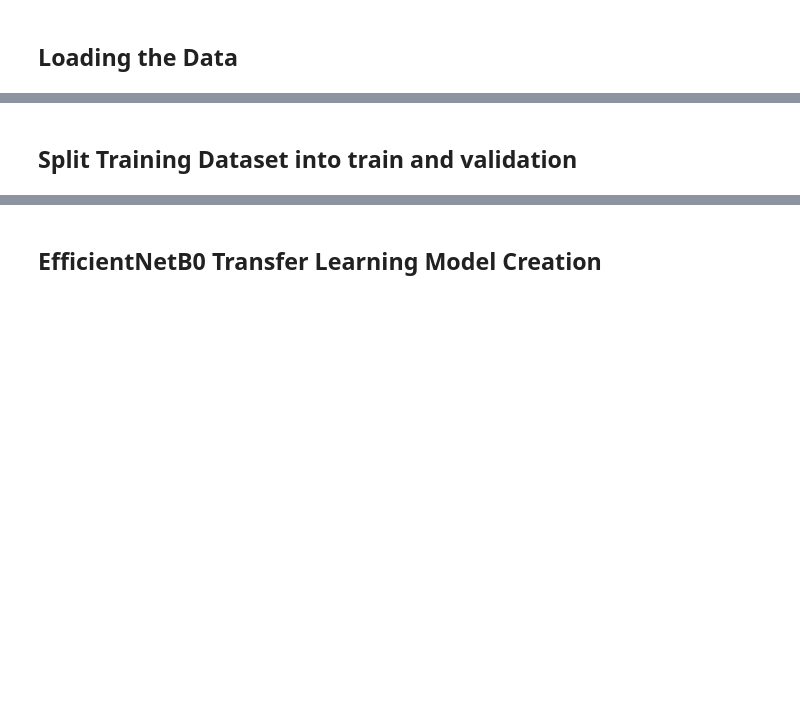
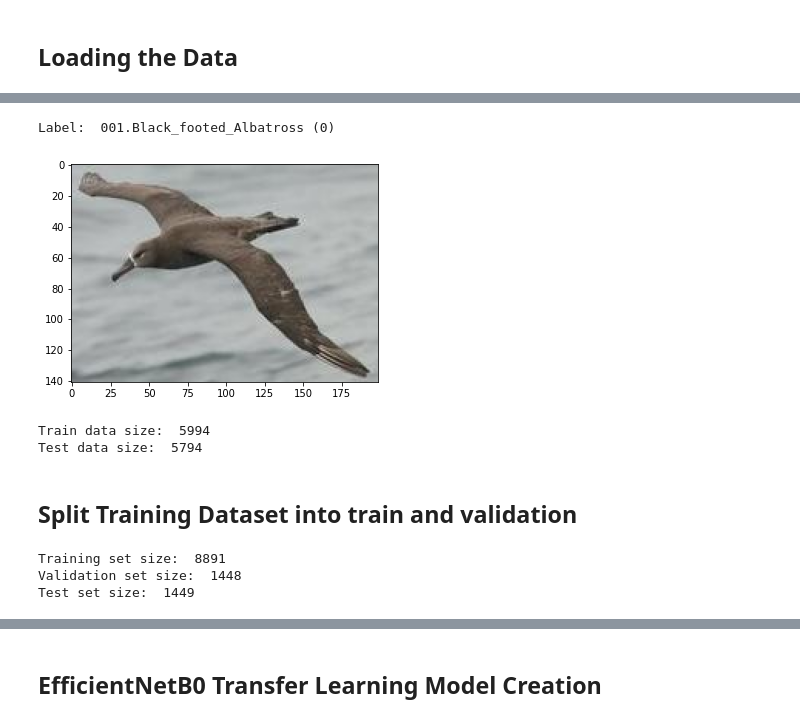
Before and after one commit to wamikamalik/CS5242-Bird-Species-Recognition, a Jupyter notebook: efficient_net.ipynb, the cells around one changed output, grey strips where cells are left out. Saved outputs shown, nothing was run; the diff lists cells and outputs as text; code cells hidden in the pictures; blank space fills up the shorter version.

```diff
--- a/efficient_net.ipynb
+++ b/efficient_net.ipynb
@@ -59,12 +80,21 @@ test_loader = DataLoader(test_dataset, batch_size=32, shuffle=False)
 # %%
 import matplotlib.pyplot as plt
 %matplotlib inline
 
 def show_example(img, label):
     print('Label: ', dataset.classes[label], "("+str(label)+")")
-    plt.imshow(img.permute(1, 2, 0))
+    plt.imshow(img)
 
 img, label = dataset[0]
 show_example(img, label)
+# %% [output]
+Label:  001.Black_footed_Albatross (0)
+[figure, added]
+# %%
+print("Train data size: ", len(train_indices))
+print("Test data size: ", len(test_indices))
+# %% [output]
+Train data size:  5994
+Test data size:  5794
 # %% [markdown]
 ## Split Training Dataset into train and validation
@@ -86,0 +101,57 @@ print("Validation set size: ", len(val_dataset))
+# %%
+from sklearn.model_selection import train_test_split
+from torch.utils.data import Subset, ConcatDataset, DataLoader
+import numpy as np
+
+# Define transformations for training and test sets, without Resize here, since cropping is first
+train_transform = transforms.Compose([
+    transforms.RandomHorizontalFlip(p=0.5),
+    transforms.RandomRotation(degrees=45),
+    transforms.Resize((224, 224)),
+    transforms.ToTensor(),
+    transforms.Normalize(mean=[0.485, 0.456, 0.406], std=[0.229, 0.224, 0.225]),
+])
+
+test_transform = transforms.Compose([
+    transforms.Resize((224, 224)),
+    transforms.ToTensor(),
+    transforms.Normalize(mean=[0.485, 0.456, 0.406], std=[0.229, 0.224, 0.225]),
+])
+
+# Get the labels of the test data
+test_labels = np.array(dataset.targets)[test_indices]
+
+# Split the test indices into extra and remaining subsets
+extra_indices, remaining_indices = train_test_split(
+    test_indices, test_size=0.5, stratify=test_labels)
+
+# Split the remaining indices into validation and test subsets
+val_indices, test_indices = train_test_split(
+    remaining_indices, test_size=0.5, stratify=np.array(dataset.targets)[remaining_indices])
+
+# Create subset datasets
+train_dataset = Subset(dataset, train_indices)
+extra_dataset = Subset(dataset, extra_indices)
+val_dataset = Subset(dataset, val_indices)
+test_dataset = Subset(dataset, test_indices)
+
+# Apply transform to the datasets
+train_dataset.dataset.transform = train_transform
+extra_dataset.dataset.transform = train_transform
+val_dataset.dataset.transform = test_transform
+test_dataset.dataset.transform = test_transform
+
+# Create the data loader for training
+train_loader = DataLoader(ConcatDataset([train_dataset, extra_dataset]), batch_size=16, shuffle=True)
+
+# Create the data loaders for validation and test
+val_loader = DataLoader(val_dataset, batch_size=32, shuffle=False)
+test_loader = DataLoader(test_dataset, batch_size=32, shuffle=False)
+
+print("Training set size: ", len(train_dataset) + len(extra_dataset))
+print("Validation set size: ", len(val_dataset))
+print("Test set size: ", len(test_dataset))
+# %% [output]
+Training set size:  8891
+Validation set size:  1448
+Test set size:  1449
```
Also changed, not shown: parts of 6 cells of this notebook, 4 other files.
